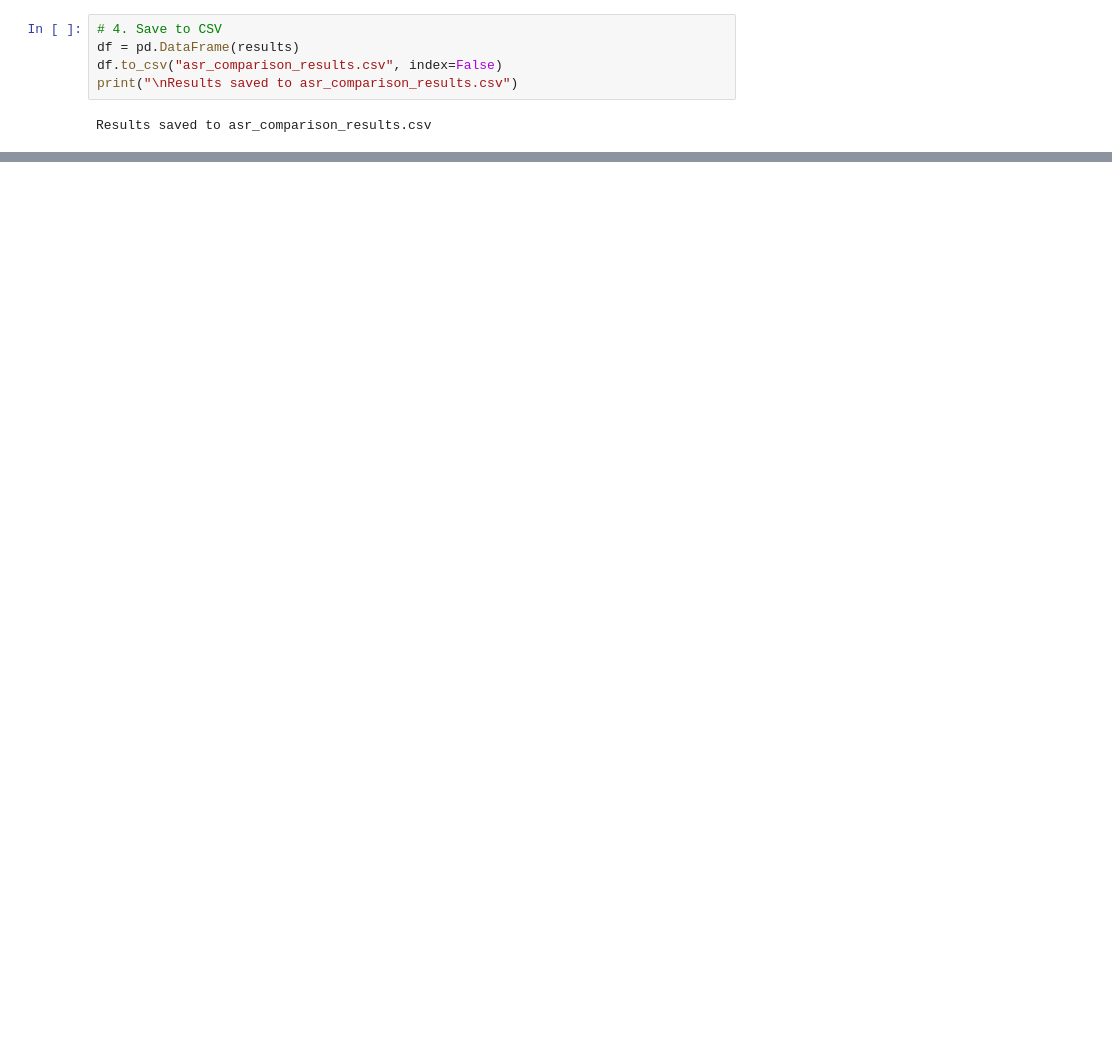
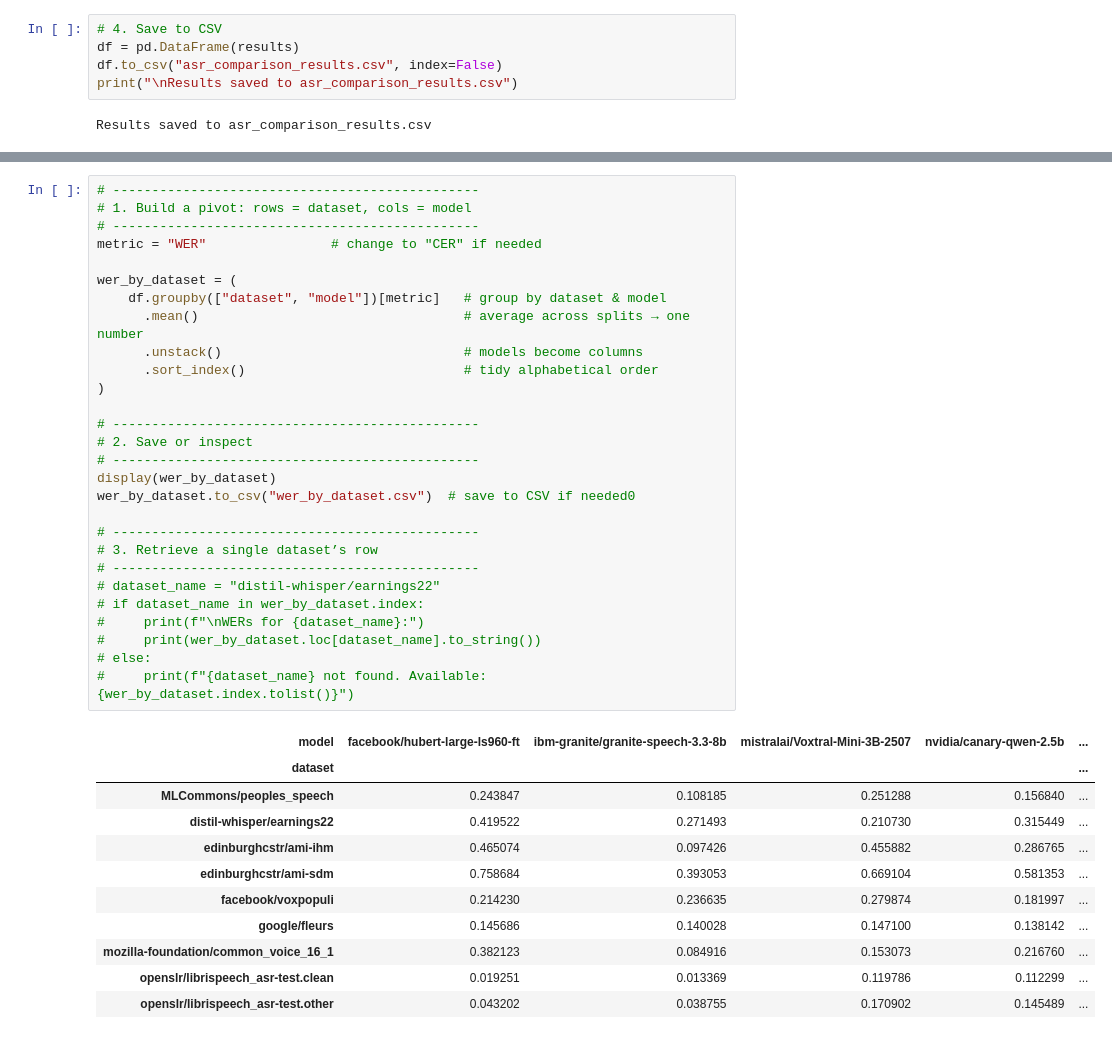
Before and after one commit to bircagsurgunu/adas2t-paper, a Jupyter notebook: experiment.ipynb, the cells around one changed output, grey strips where cells are left out. Drawn from its saved outputs; the diff is of its cells as text; blank space fills up the shorter version.

```diff
--- a/experiment.ipynb
+++ b/experiment.ipynb
@@ -312,0 +377,40 @@ plt.show()
+# %%
+# -----------------------------------------------
+# 1. Build a pivot: rows = dataset, cols = model
+# -----------------------------------------------
+metric = "WER"                # change to "CER" if needed
+
+wer_by_dataset = (
+    df.groupby(["dataset", "model"])[metric]   # group by dataset & model
+      .mean()                                  # average across splits → one number
+      .unstack()                               # models become columns
+      .sort_index()                            # tidy alphabetical order
+)
+
+# -----------------------------------------------
+# 2. Save or inspect
+# -----------------------------------------------
+display(wer_by_dataset)
+wer_by_dataset.to_csv("wer_by_dataset.csv")  # save to CSV if needed0
+
+# -----------------------------------------------
+# 3. Retrieve a single dataset’s row
+# -----------------------------------------------
+# dataset_name = "distil-whisper/earnings22"
+# if dataset_name in wer_by_dataset.index:
+#     print(f"\nWERs for {dataset_name}:")
+#     print(wer_by_dataset.loc[dataset_name].to_string())
+# else:
+#     print(f"{dataset_name} not found. Available: {wer_by_dataset.index.tolist()}")
+# %% [output]
+| model | facebook/hubert-large-ls960-ft | ibm-granite/granite-speech-3.3-8b | mistralai/Voxtral-Mini-3B-2507 | nvidia/canary-qwen-2.5b | ... |
+| dataset |  |  |  |  | ... |
+| MLCommons/peoples_speech | 0.243847 | 0.108185 | 0.251288 | 0.156840 | ... |
+| distil-whisper/earnings22 | 0.419522 | 0.271493 | 0.210730 | 0.315449 | ... |
+| edinburghcstr/ami-ihm | 0.465074 | 0.097426 | 0.455882 | 0.286765 | ... |
+| edinburghcstr/ami-sdm | 0.758684 | 0.393053 | 0.669104 | 0.581353 | ... |
+| facebook/voxpopuli | 0.214230 | 0.236635 | 0.279874 | 0.181997 | ... |
+| google/fleurs | 0.145686 | 0.140028 | 0.147100 | 0.138142 | ... |
+| mozilla-foundation/common_voice_16_1 | 0.382123 | 0.084916 | 0.153073 | 0.216760 | ... |
+| openslr/librispeech_asr-test.clean | 0.019251 | 0.013369 | 0.119786 | 0.112299 | ... |
+| openslr/librispeech_asr-test.other | 0.043202 | 0.038755 | 0.170902 | 0.145489 | ... |
```
Also changed, not shown: parts of 5 cells of this notebook, 3 other files.
